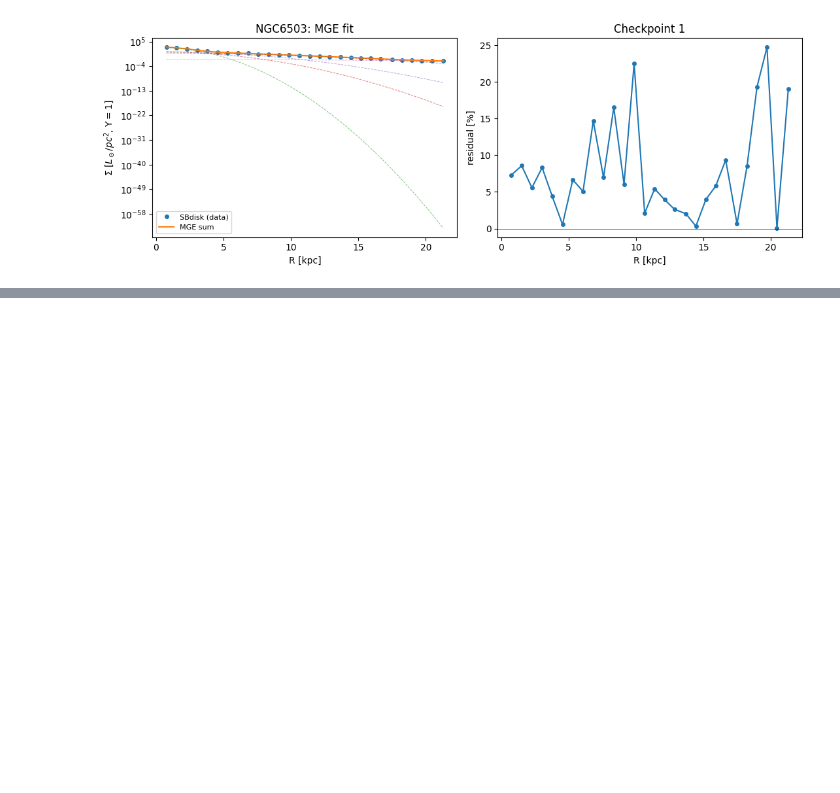
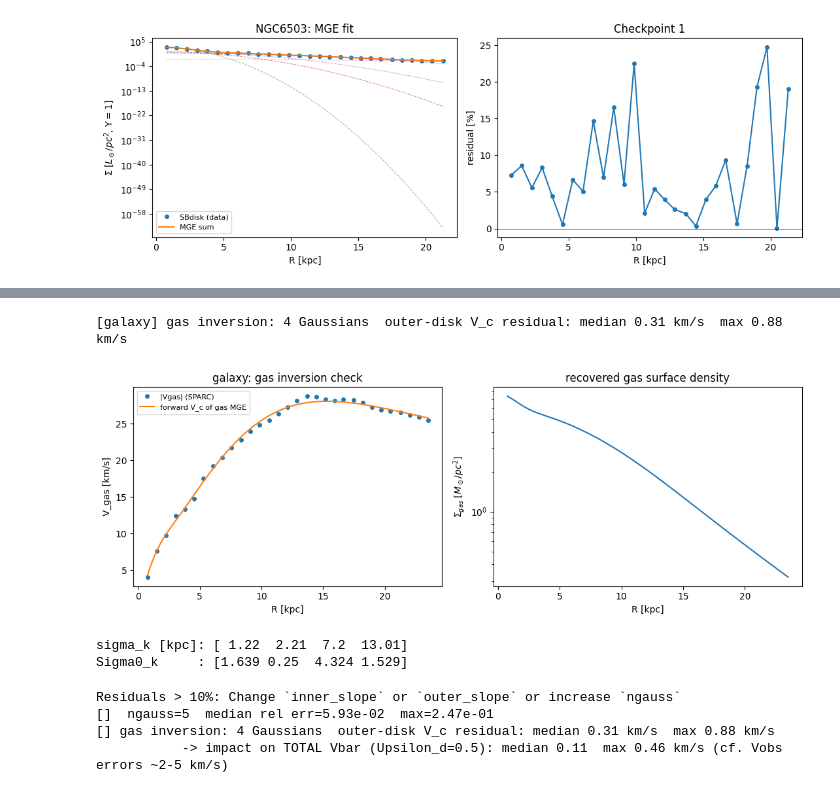
Before and after one commit to AdamSmithOrlik/sidm-rotation-curves-SPARC, a Jupyter notebook: development/surface-brightness-dev.ipynb, the cells around one changed output, grey strips where cells are left out. Saved outputs shown, nothing was run; the diff lists cells and outputs as text; code cells hidden in the pictures; blank space fills up the shorter version.

```diff
--- a/development/surface-brightness-dev.ipynb
+++ b/development/surface-brightness-dev.ipynb
@@ -91,0 +429,24 @@ Residuals > 10%: Change `inner_slope` or `outer_slope` or increase `ngauss`
+# %%
+out = invert_vgas_to_mge(df["Rad"], df["Vgas"], ngauss=8, plot=True, name="galaxy")
+print("sigma_k [kpc]:", np.array2string(out["sigma_k"], precision=2))
+print("Sigma0_k     :", np.array2string(out["Sigma0_k"], precision=3))
+# %% [output]
+[galaxy] gas inversion: 4 Gaussians  outer-disk V_c residual: median 0.31 km/s  max 0.88 km/s
+[figure, added]
+sigma_k [kpc]: [ 1.22  2.21  7.2  13.01]
+Sigma0_k     : [1.639 0.25  4.324 1.529]
+# %%
+disk = fit_disk_mge(df["Rad"].values, df["SBdisk"].values, ngauss=8, plot=False)
+gas  = invert_vgas_to_mge(df["Rad"].values, df["Vgas"].values, ngauss=8, plot=False,
+                          Vdisk_ref=df["Vdisk"].values)   # Vdisk_ref -> Vbar-impact readout
+
+# full baryonic potential, disk flattening scanned, gas fixed-thin, gas never scaled by Upsilon
+phi_bar = total_baryon_potential_rtheta([
+    dict(sigma_k=disk["sigma_k"], Sigma0_k=disk["Sigma0_k"], q=0.1, Upsilon=1.0),
+    dict(sigma_k=gas["sigma_k"],  Sigma0_k=gas["Sigma0_k"],  q=0.05,   Upsilon=1.0),
+])
+# %% [output]
+Residuals > 10%: Change `inner_slope` or `outer_slope` or increase `ngauss`
+[]  ngauss=5  median rel err=5.93e-02  max=2.47e-01
+[] gas inversion: 4 Gaussians  outer-disk V_c residual: median 0.31 km/s  max 0.88 km/s
+           -> impact on TOTAL Vbar (Upsilon_d=0.5): median 0.11  max 0.46 km/s (cf. Vobs errors ~2-5 km/s)
```
Also changed, not shown: parts of 16 cells of this notebook, 1 other file.
